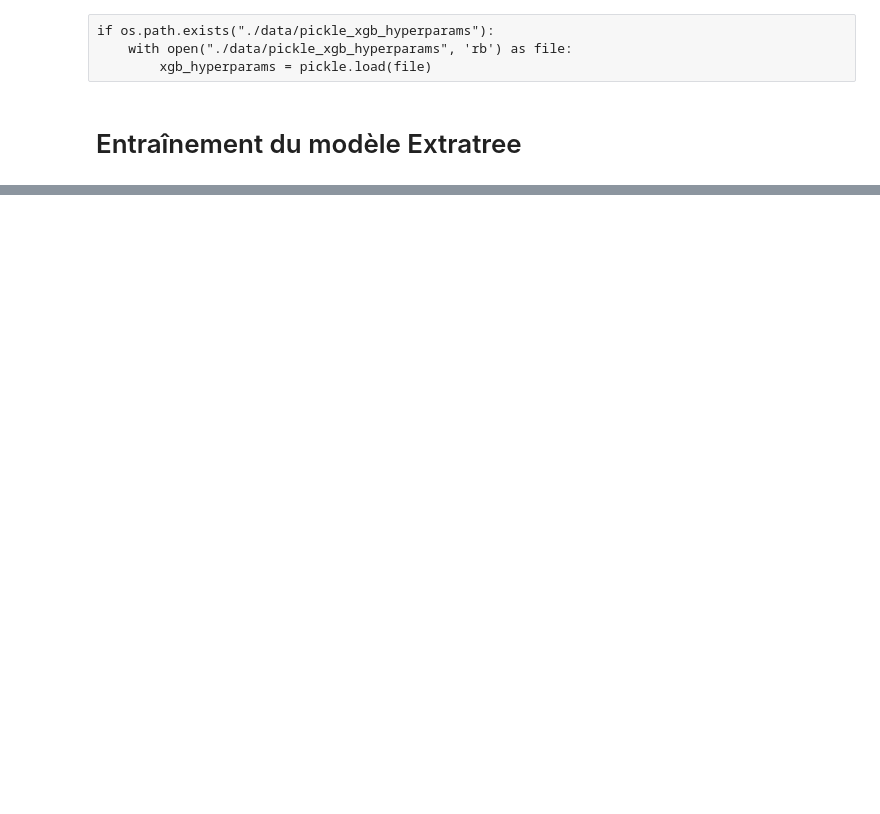
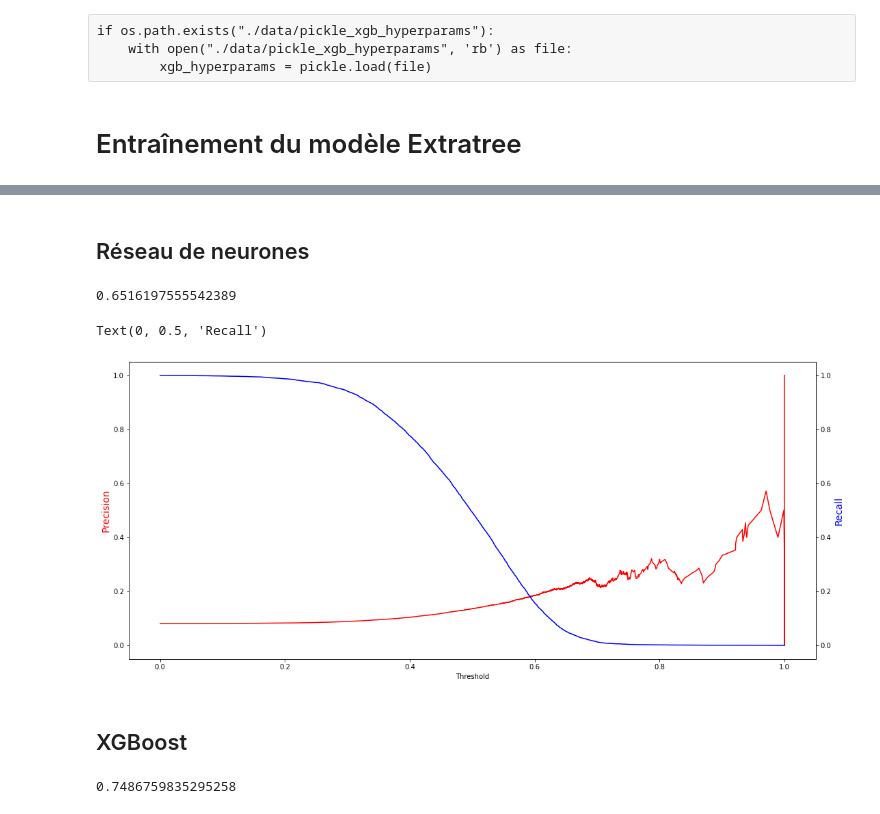
Before and after one commit to Anvil-Late/Default_risk_prediction, a Jupyter notebook: Projet 7.ipynb, the cells around one changed output, grey strips where cells are left out. Saved outputs shown, nothing was run; the diff lists cells and outputs as text; code cells hidden in the pictures; blank space fills up the shorter version.

Commit message:
before switching xgb to precision recall metrics

```diff
--- a/Projet 7.ipynb
+++ b/Projet 7.ipynb
@@ -755,8 +764,9 @@ train_model = False
+# %%
+callback = tf.keras.callbacks.EarlyStopping(monitor='val_loss', patience=50, min_delta = 0.001,
+                                            restore_best_weights = True)
 # %%
-if os.path.exists("./data/final_model_full"):
-    final_model = tf.keras.models.load_model("./data/final_model_full")
 if train_model :
-    final_model.fit(input_dict, y_enc_subtrain, epochs = 20, batch_size = 100,
+    final_model.fit(input_dict, y_enc_subtrain, epochs = 50, batch_size = 30000,
                     validation_data = (eval_dict, y_enc_subeval), callbacks = [callback],
                     class_weight=class_weight, verbose = 1)
 # %% [output]
@@ -904,0 +974,13 @@ if not os.path.exists("./data/pickle_extratree_hyperparams"):
+# %% [markdown]
+## Réseau de neurones
+# %%
+X_test = trainset(X_enc, subsetter = inTest)
+X_test_batch = X_batch[inTest, :, :]
+test_dict = {}
+for categorical_var in catcols:
+    keyname = categorical_var + "_input"
+    test_dict[keyname] = X_test[categorical_var]
+test_dict["num_input"] = X_test[numcols]
+test_dict["temporal_input"] = X_test_batch
+# %%
+nn_pred = final_model.predict(test_dict, batch_size = 3000)
@@ -904,0 +990,19 @@ if not os.path.exists("./data/pickle_extratree_hyperparams"):
+# %%
+roc_auc_nn
+# %% [output]
+0.6516197555542389
+# %%
+prec_nn, rec_nn, prthresh_nn = precision_recall_curve(y_test.tolist(), nn_pred)
+prthresh_nn = np.append(prthresh_nn, 1)
+fig, ax = plt.subplots(figsize = (18,8))
+ax.plot(prthresh_nn, prec_nn, color = "red")
+ax.set_xlabel("Threshold")
+ax.set_ylabel("Precision", color = "red", fontsize = 14)
+ax2 = ax.twinx()
+ax2.plot(prthresh_nn, rec_nn, color = "blue")
+ax2.set_ylabel("Recall", color = "blue", fontsize = 14)
+# %% [output]
+Text(0, 0.5, 'Recall')
+[figure, added]
+# %% [markdown]
+## XGBoost
@@ -904,0 +1014,4 @@ if not os.path.exists("./data/pickle_extratree_hyperparams"):
+# %%
+roc_auc_xgb
+# %% [output]
+0.7486759835295258
```
Also changed, not shown: parts of 36 cells of this notebook.
